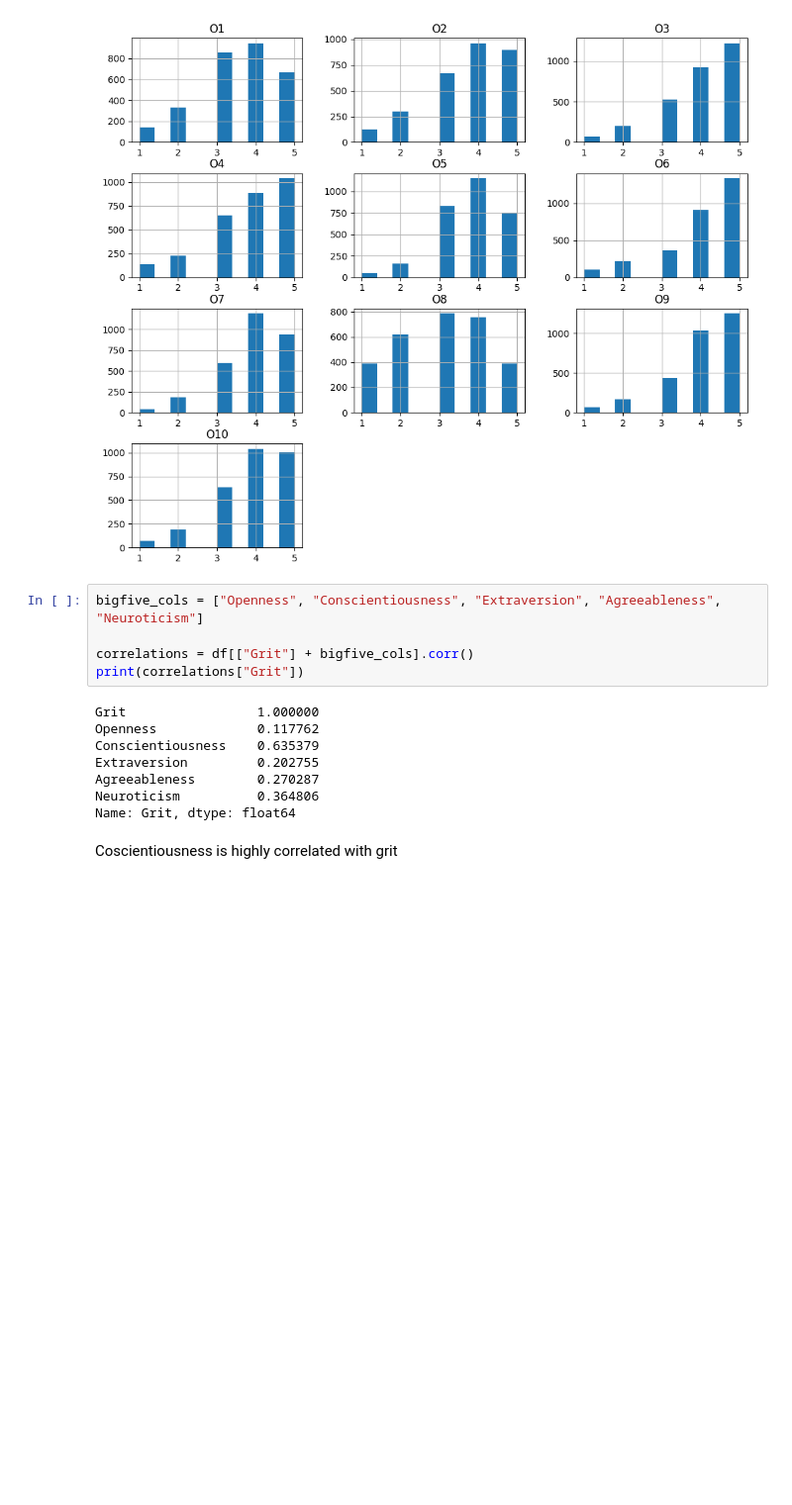
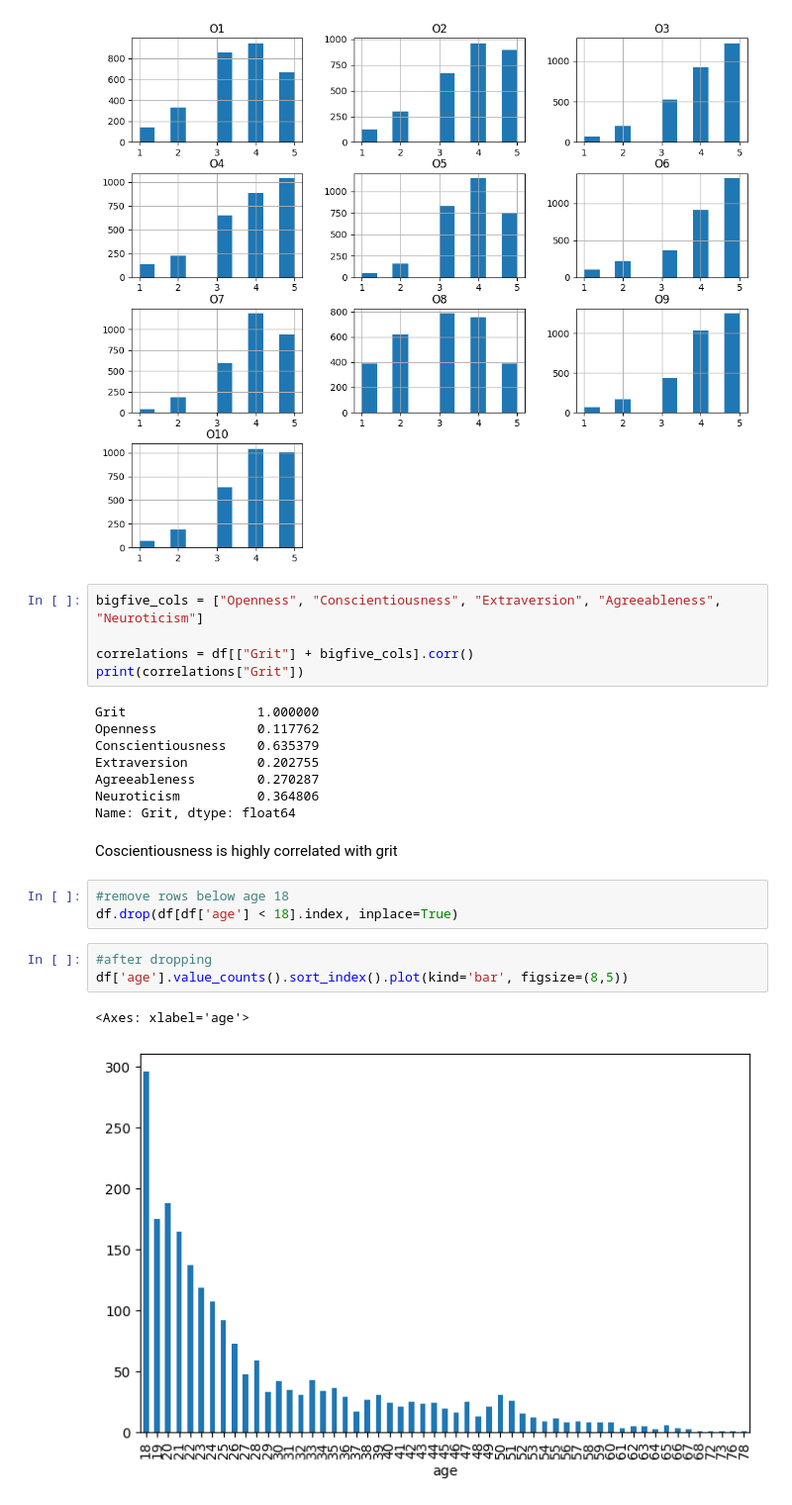
Before and after one commit to Rishik15/BTT_GM2, a Jupyter notebook: gritdatacleaning.ipynb, the cells around one changed output. Shown at 99% size. Cells and saved outputs as stored; diff of their text form; blank space fills up the shorter version.

```diff
--- a/gritdatacleaning.ipynb
+++ b/gritdatacleaning.ipynb
@@ -545,3 +545,12 @@ Neuroticism          0.364806
 Name: Grit, dtype: float64
 # %% [markdown]
 Coscientiousness is highly correlated with grit
+# %%
+#remove rows below age 18
+df.drop(df[df['age'] < 18].index, inplace=True)
+# %%
+#after dropping
+df['age'].value_counts().sort_index().plot(kind='bar', figsize=(8,5))
+# %% [output]
+<Axes: xlabel='age'>
+[figure, added]
```
Also changed, not shown: parts of 21 cells of this notebook, 1 other file.
